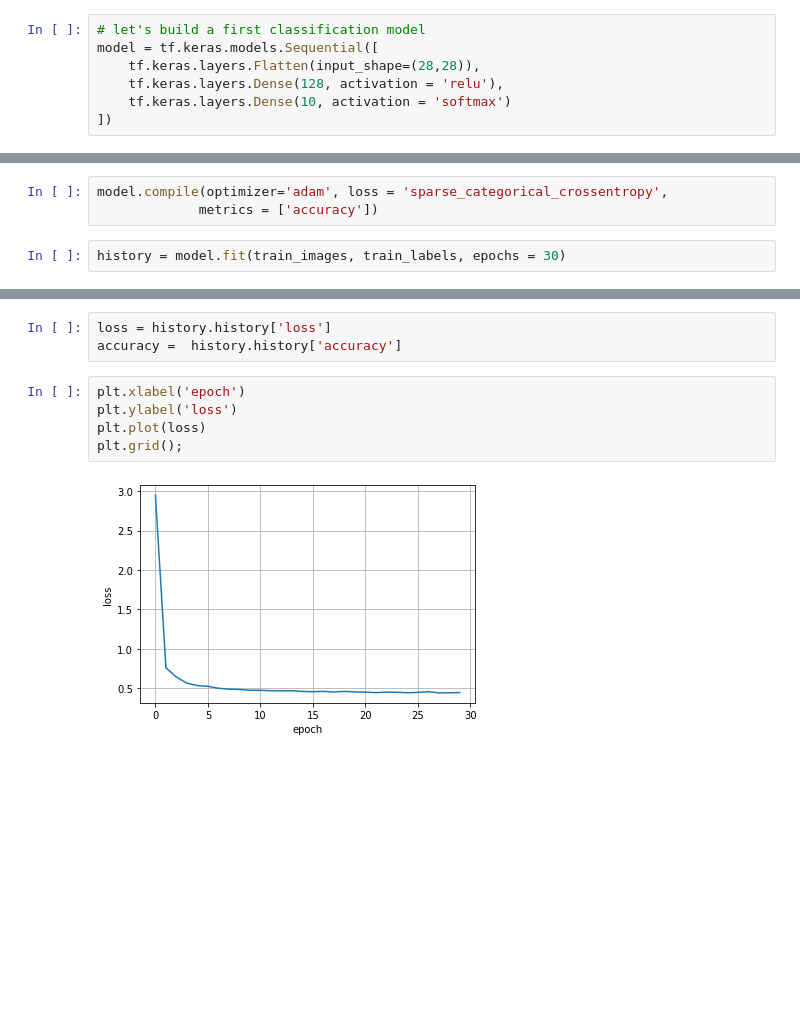
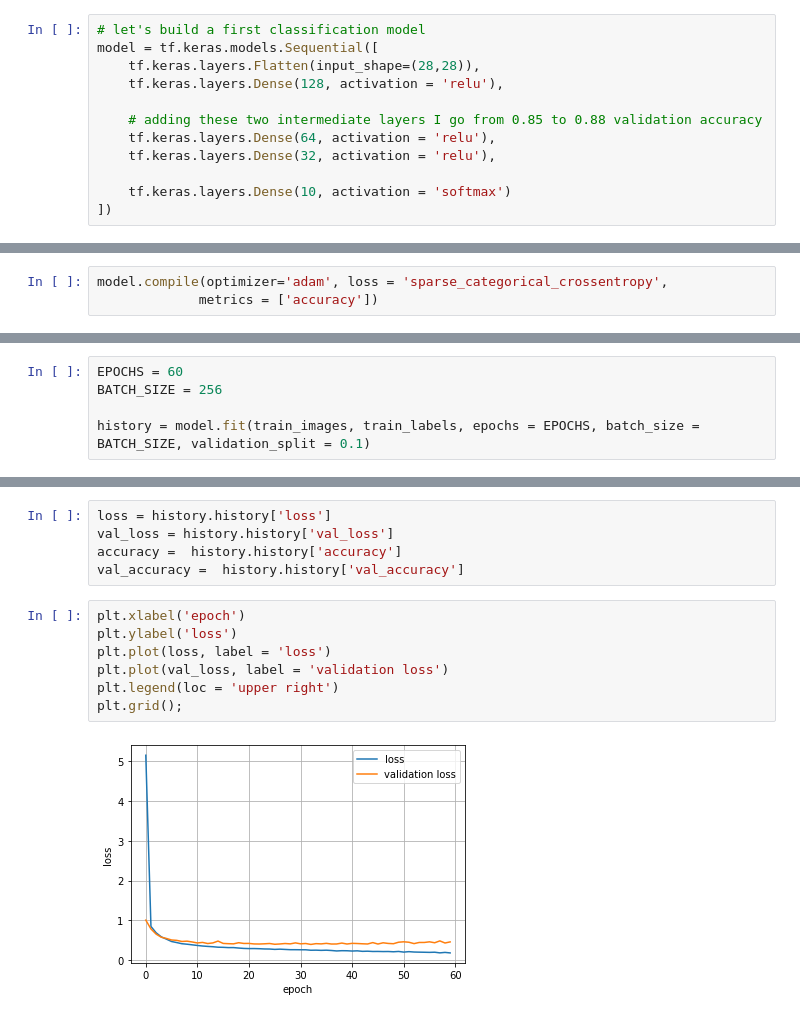
Before and after one commit to luigisaetta/advanced_tensorflow, a Jupyter notebook: course1/Mnist1.ipynb, the cells around one changed output, grey strips where cells are left out. Cells and saved outputs as stored; diff of their text form; blank space fills up the shorter version.

```diff
--- a/course1/Mnist1.ipynb
+++ b/course1/Mnist1.ipynb
@@ -50,5 +47,10 @@ plt.imshow(train_images[0], cmap = 'Greys')
 model = tf.keras.models.Sequential([
     tf.keras.layers.Flatten(input_shape=(28,28)),
     tf.keras.layers.Dense(128, activation = 'relu'),
+
+    # adding these two intermediate layers I go from 0.85 to 0.88 validation accuracy
+    tf.keras.layers.Dense(64, activation = 'relu'),
+    tf.keras.layers.Dense(32, activation = 'relu'),
+
     tf.keras.layers.Dense(10, activation = 'softmax')
 ])
@@ -72,5 +79,3 @@ _________________________________________________________________
 # %%
 model.compile(optimizer='adam', loss = 'sparse_categorical_crossentropy',
              metrics = ['accuracy'])
-# %%
-history = model.fit(train_images, train_labels, epochs = 30)
@@ -94,0 +82,5 @@ Epoch 30/30
+# %%
+EPOCHS = 60
+BATCH_SIZE = 256
+
+history = model.fit(train_images, train_labels, epochs = EPOCHS, batch_size = BATCH_SIZE, validation_split = 0.1)
@@ -95,10 +105,14 @@ Epoch 30/30
 # %%
 loss = history.history['loss']
+val_loss = history.history['val_loss']
 accuracy =  history.history['accuracy']
+val_accuracy =  history.history['val_accuracy']
 # %%
 plt.xlabel('epoch')
 plt.ylabel('loss')
-plt.plot(loss)
+plt.plot(loss, label = 'loss')
+plt.plot(val_loss, label = 'validation loss')
+plt.legend(loc = 'upper right')
 plt.grid();
 # %% [output]
-[figure, old version]
+[figure, new version]
```
Also changed, not shown: parts of 12 cells of this notebook, 1 other file.
